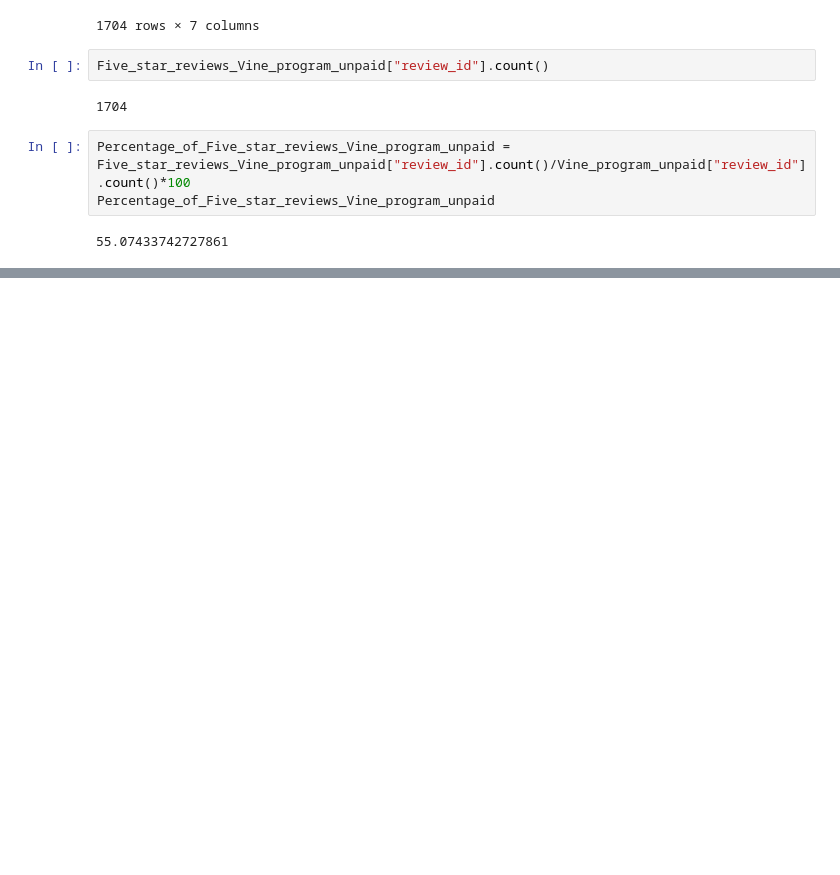
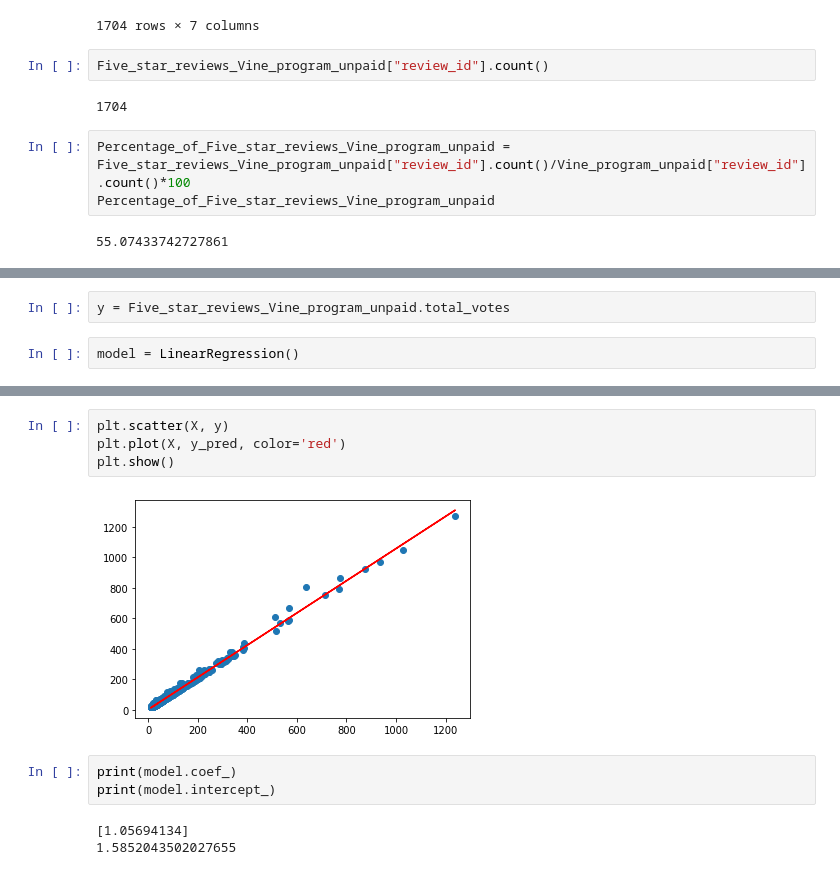
Before and after one commit to Adegbenga1/Amazon_Vine_Analysis, a Jupyter notebook: Vine_Review_Analysis.ipynb, the cells around one changed output, grey strips where cells are left out. Drawn from its saved outputs; the diff is of its cells as text; blank space fills up the shorter version.

```diff
--- a/Vine_Review_Analysis.ipynb
+++ b/Vine_Review_Analysis.ipynb
@@ -280,0 +316,4 @@ Percentage_of_Five_star_reviews_Vine_program_unpaid
+# %%
+y = Five_star_reviews_Vine_program_unpaid.total_votes
+# %%
+model = LinearRegression()
@@ -280,0 +329,12 @@ Percentage_of_Five_star_reviews_Vine_program_unpaid
+# %%
+plt.scatter(X, y)
+plt.plot(X, y_pred, color='red')
+plt.show()
+# %% [output]
+[figure, added]
+# %%
+print(model.coef_)
+print(model.intercept_)
+# %% [output]
+[1.05694134]
+1.5852043502027655
```
Also changed, not shown: parts of 9 cells of this notebook.
